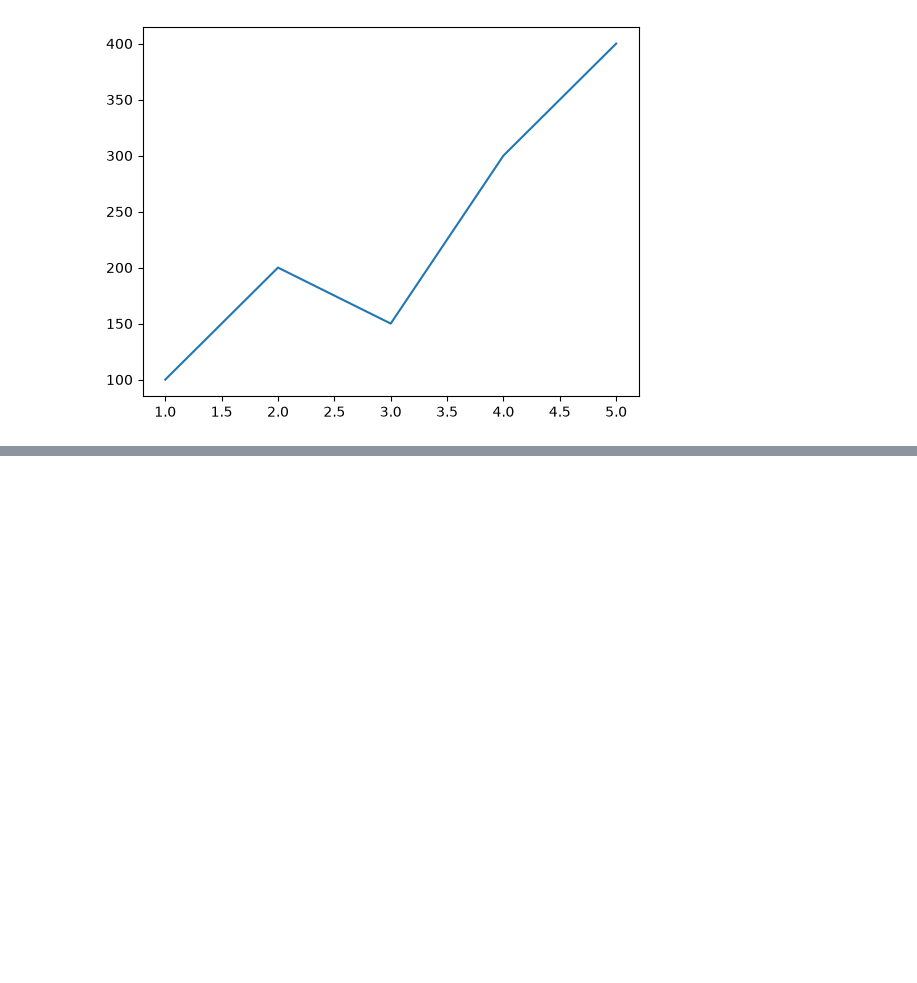
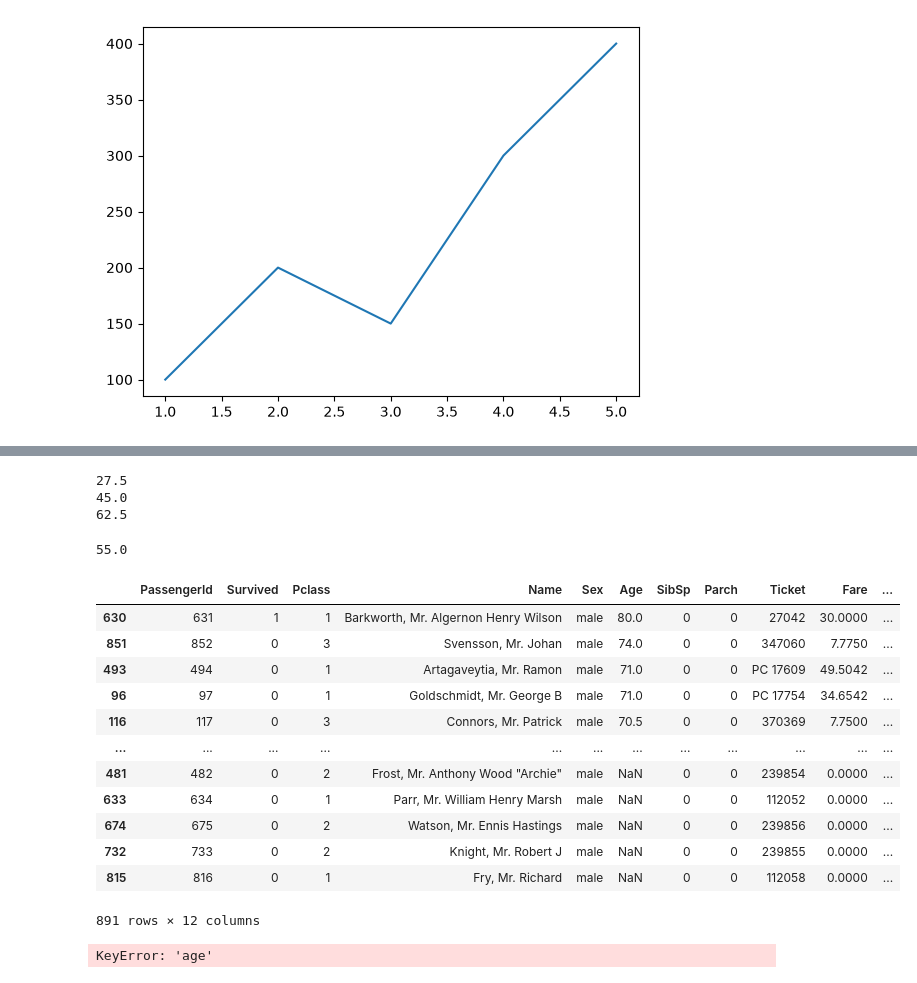
Before and after one commit to arain92/complete-python-fundamentals, a Jupyter notebook: Data_Engineering_python/panda/01_panda.ipynb, the cells around one changed output, grey strips where cells are left out. Cells and saved outputs as stored; diff of their text form; code cells hidden in the pictures; blank space fills up the shorter version.

```diff
--- a/Data_Engineering_python/panda/01_panda.ipynb
+++ b/Data_Engineering_python/panda/01_panda.ipynb
@@ -134,0 +276,46 @@ plt.show()
+# %%
+import pandas as pd
+
+marks = pd.Series([10, 20, 30, 40, 50, 60, 70, 80])
+
+print(marks.quantile(0.25))
+print(marks.quantile(0.50))
+print(marks.quantile(0.75))
+# %% [output]
+27.5
+45.0
+62.5
+# %%
+import pandas as pd
+
+marks = pd.Series([20, 30, 40, 50, 60, 70, 80, 90])
+
+print(marks.quantile(0.50))
+# %% [output]
+55.0
+# %%
+df.sort_values(by=['Age','Fare'],ascending=False)
+df.sort_values(by=['Age','Fare'],ascending=False,na_position='last')
+# %% [output]
+|  | PassengerId | Survived | Pclass | Name | Sex | Age | SibSp | Parch | Ticket | Fare | ... |
+| 630 | 631 | 1 | 1 | Barkworth, Mr. Algernon Henry Wilson | male | 80.0 | 0 | 0 | 27042 | 30.0000 | ... |
+| 851 | 852 | 0 | 3 | Svensson, Mr. Johan | male | 74.0 | 0 | 0 | 347060 | 7.7750 | ... |
+| 493 | 494 | 0 | 1 | Artagaveytia, Mr. Ramon | male | 71.0 | 0 | 0 | PC 17609 | 49.5042 | ... |
+| 96 | 97 | 0 | 1 | Goldschmidt, Mr. George B | male | 71.0 | 0 | 0 | PC 17754 | 34.6542 | ... |
+| 116 | 117 | 0 | 3 | Connors, Mr. Patrick | male | 70.5 | 0 | 0 | 370369 | 7.7500 | ... |
+| ... | ... | ... | ... | ... | ... | ... | ... | ... | ... | ... | ... |
+| 481 | 482 | 0 | 2 | Frost, Mr. Anthony Wood "Archie" | male | NaN | 0 | 0 | 239854 | 0.0000 | ... |
+| 633 | 634 | 0 | 1 | Parr, Mr. William Henry Marsh | male | NaN | 0 | 0 | 112052 | 0.0000 | ... |
+| 674 | 675 | 0 | 2 | Watson, Mr. Ennis Hastings | male | NaN | 0 | 0 | 239856 | 0.0000 | ... |
+| 732 | 733 | 0 | 2 | Knight, Mr. Robert J | male | NaN | 0 | 0 | 239855 | 0.0000 | ... |
+| 815 | 816 | 0 | 1 | Fry, Mr. Richard | male | NaN | 0 | 0 | 112058 | 0.0000 | ... |
+891 rows × 12 columns
+# %%
+df[['Age','Fare','Name']]
+print(df[df["age"] > 22])
+print(df["Age"] > 15)
+print(df.filter(like="a"))
+print(df.select_dtypes(include="number"))
+print(df.select_dtypes(include="object"))
+# %% [output]
+KeyError: 'age'
```
Also changed, not shown: parts of 24 cells of this notebook.
